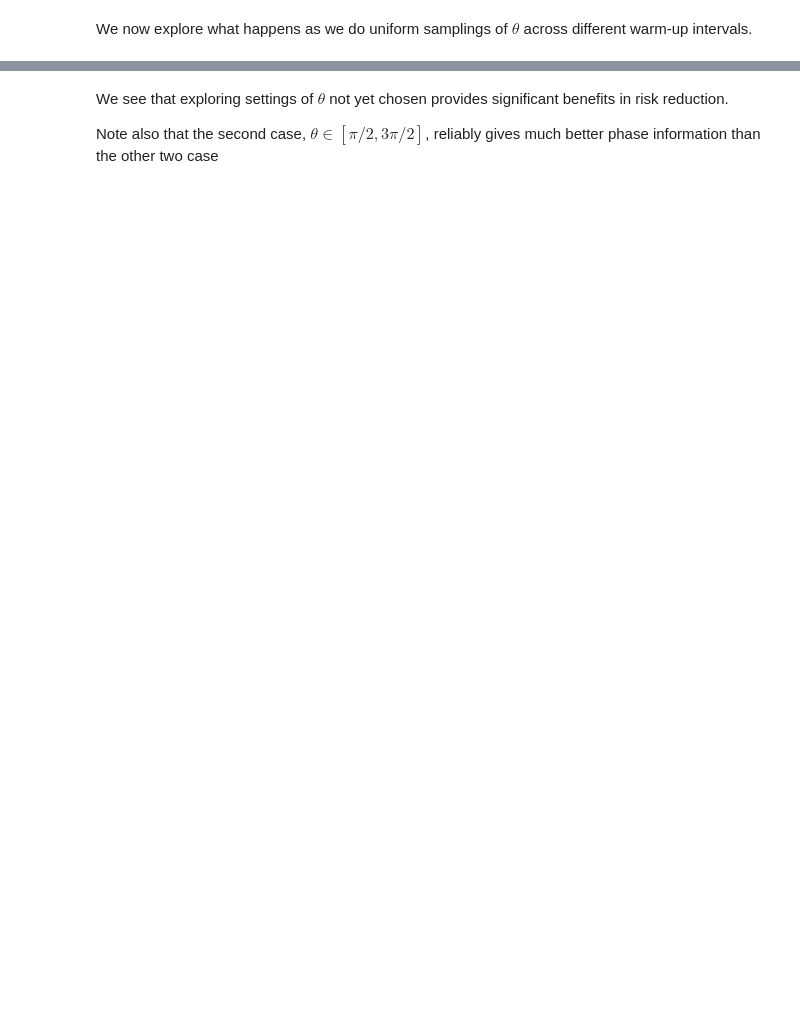
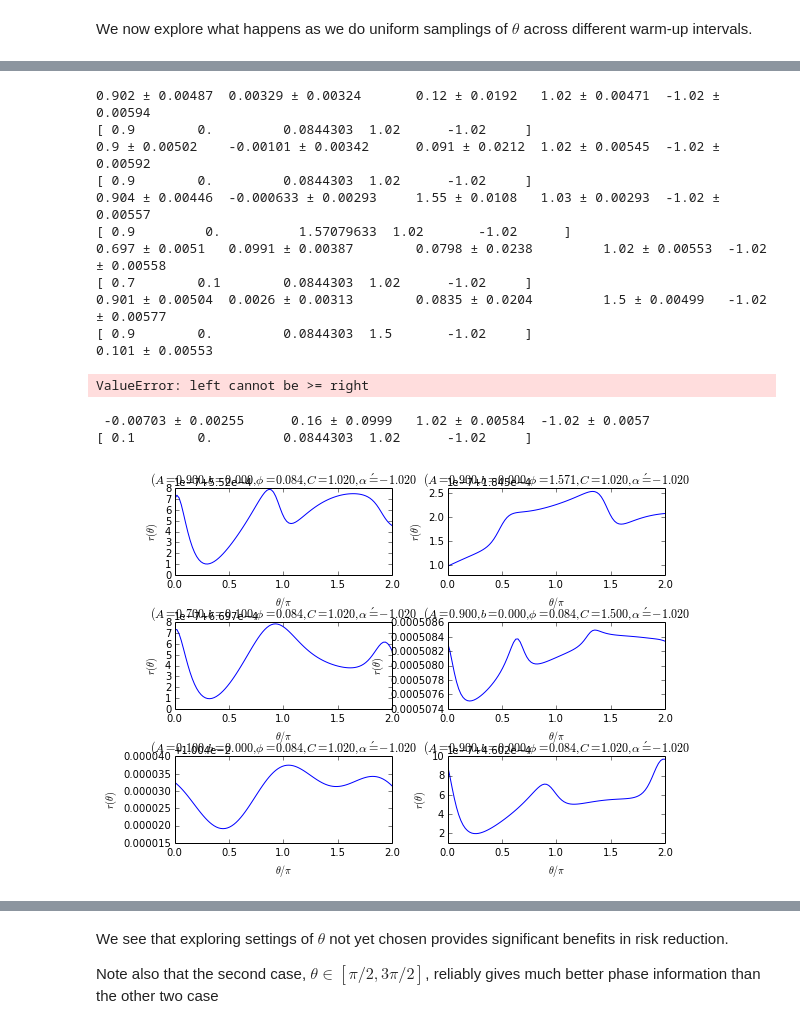
Before and after one commit to taalexander/Honours-Thesis, a Jupyter notebook: code/Adaptive Neutron Interferometry.ipynb, the cells around one changed output, grey strips where cells are left out. Cells and saved outputs as stored; diff of their text form; code cells hidden in the pictures; blank space fills up the shorter version.

```diff
--- a/code/Adaptive Neutron Interferometry.ipynb
+++ b/code/Adaptive Neutron Interferometry.ipynb
@@ -334,20 +317,37 @@ def do_warmup_array(model,params,prior,n_particles=20000, theta_min=0, theta_max
     print(*params)
     return f_post, updater
 
-def make_array_warmup(model,trueparams,priors,num_particle=100000,theta_min=0, theta_max=TWO_PI,
+def make_array_warmup(model,trueparams,priors,num_particle=20000,theta_min=0, theta_max=TWO_PI,
                hum=0.70,hum_std=0.01,temp=293.15,temp_std=0.5, n_thetas=100,save_file=None):
     fig,axes = subplots(nrows=int(math.ceil((float(len(priors)))/2)),ncols=2,figsize=(8,6))
 
-    fig.tight_layout(pad=1.0,w_pad=3.0,h_pad=3.0)
+    fig.tight_layout(pad=3.0,w_pad=3.0,h_pad=3.0)
     for i,x,y in zip(range(0,len(priors)),trueparams,priors):
         subplot(math.ceil((float(len(priors))))/2,2,i)
         f = do_warmup_array(model,x,y, num_particle,n_thetas=n_thetas)
         title(r'$(A={0:.3f},b={1:.3f},\phi={2:.3f},C={3:.3f},\alpha\'={4:.3f}$'.format(*x[0]))
+    subplots_adjust(0.2,0.9,0.2,0.9,3.0,3.0)
     show()
     if save_file is not None:
         savefig(save_file)
 # %%
-make_array_warmup(neutron_model_ex,true_modelparams_array,neutron_prior_arr,100000,n_thetas=2**21,save_file="risks2.eps")
+make_array_warmup(neutron_model_ex,true_modelparams_array,neutron_prior_arr,20000,n_thetas=2**10,save_file="risks2.eps")
+# %% [output]
+0.902 ± 0.00487  0.00329 ± 0.00324       0.12 ± 0.0192   1.02 ± 0.00471  -1.02 ± 0.00594
+[ 0.9        0.         0.0844303  1.02      -1.02     ]
+0.9 ± 0.00502    -0.00101 ± 0.00342      0.091 ± 0.0212  1.02 ± 0.00545  -1.02 ± 0.00592
+[ 0.9        0.         0.0844303  1.02      -1.02     ]
+0.904 ± 0.00446  -0.000633 ± 0.00293     1.55 ± 0.0108   1.03 ± 0.00293  -1.02 ± 0.00557
+[ 0.9         0.          1.57079633  1.02       -1.02      ]
+0.697 ± 0.0051   0.0991 ± 0.00387        0.0798 ± 0.0238         1.02 ± 0.00553  -1.02 ± 0.00558
+[ 0.7        0.1        0.0844303  1.02      -1.02     ]
+0.901 ± 0.00504  0.0026 ± 0.00313        0.0835 ± 0.0204         1.5 ± 0.00499   -1.02 ± 0.00577
+[ 0.9        0.         0.0844303  1.5       -1.02     ]
+0.101 ± 0.00553
+ValueError: left cannot be >= right
+ -0.00703 ± 0.00255      0.16 ± 0.0999   1.02 ± 0.00584  -1.02 ± 0.0057
+[ 0.1        0.         0.0844303  1.02      -1.02     ]
+[figure, added]
 # %%
 f_ex, updater_warmup_ex = do_warmup_ex(n_thetas=21**2, n_neutrons=100)
 # %% [output]
```
Also changed, not shown: parts of 8 cells of this notebook, 4 other files.
